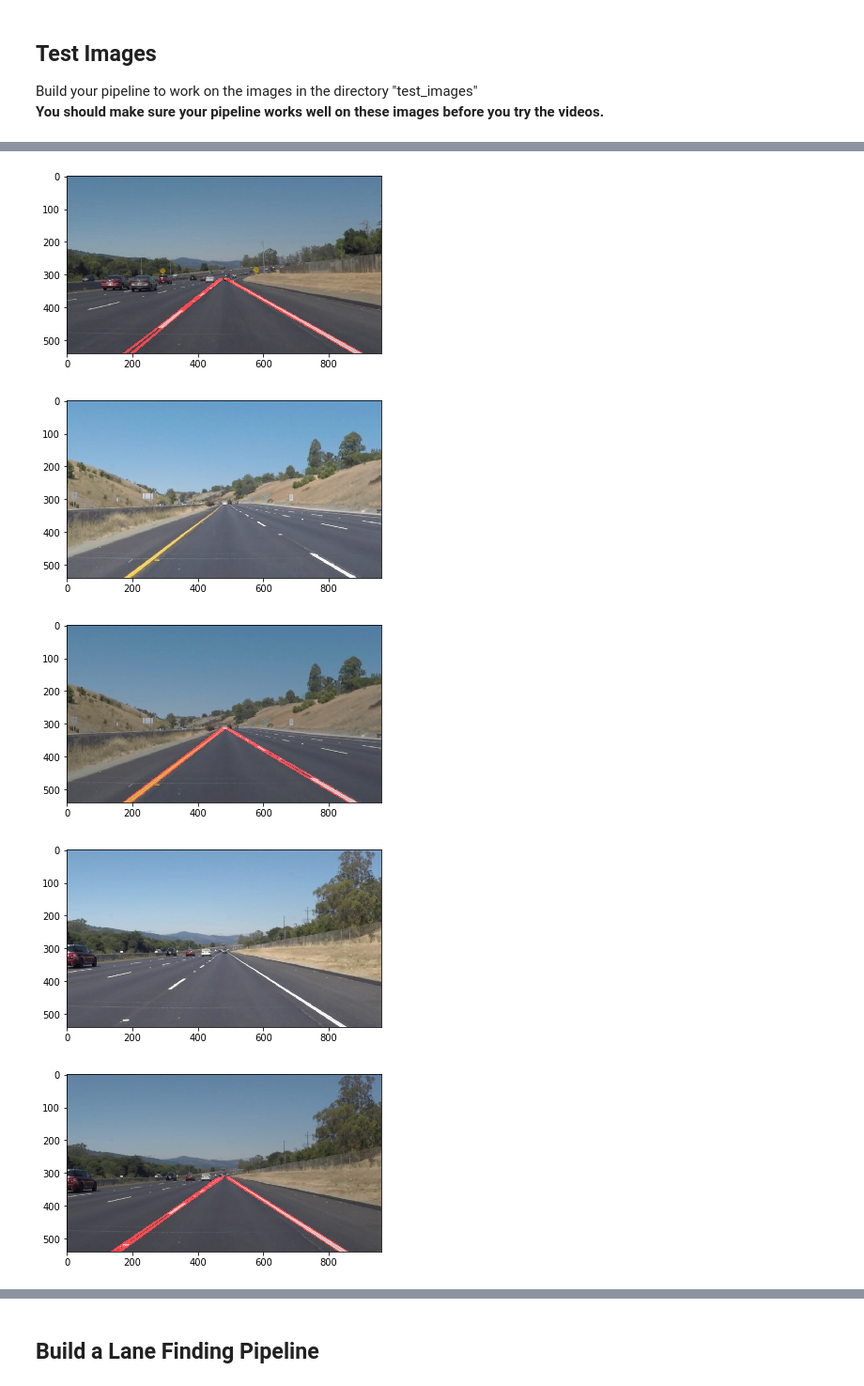
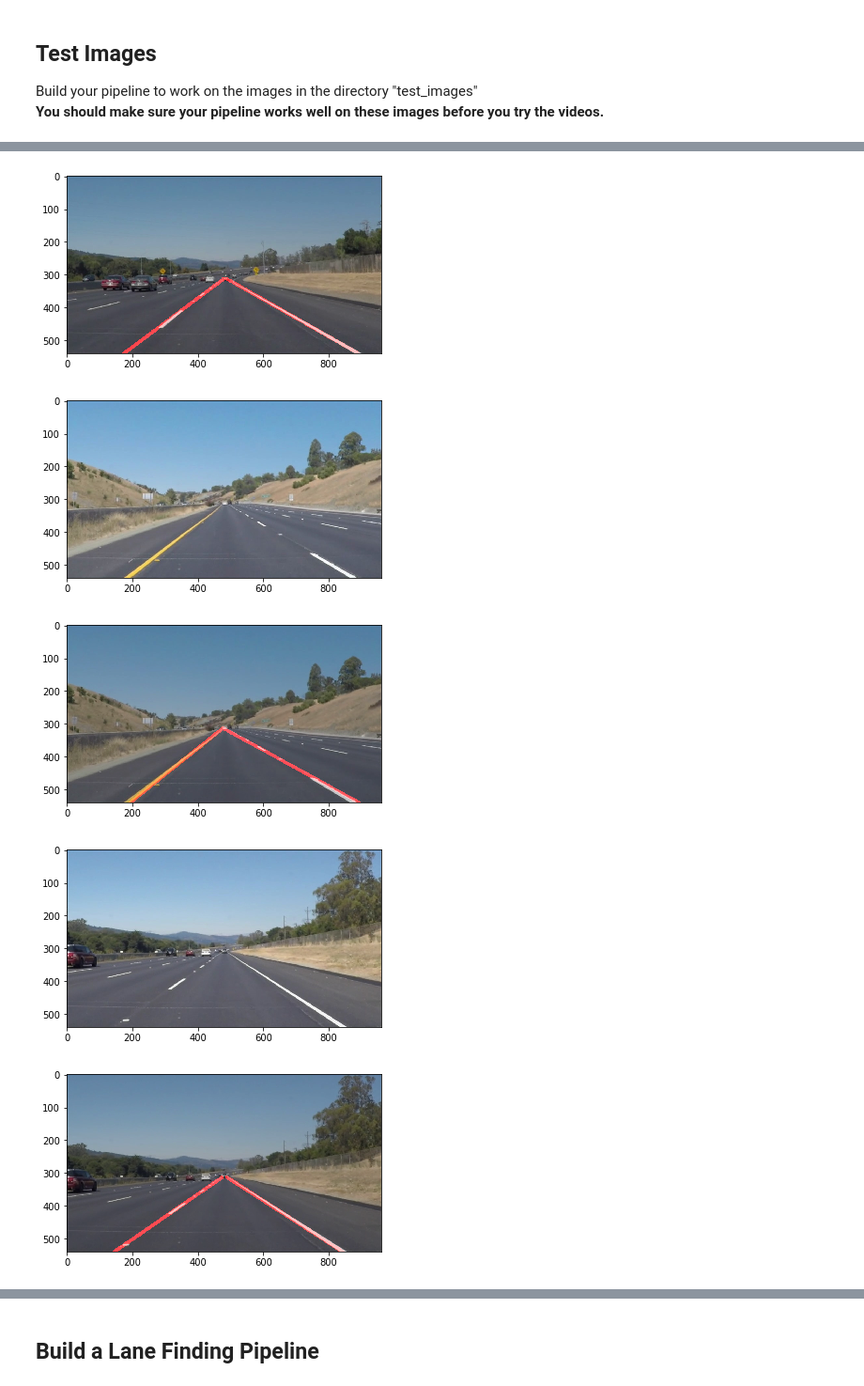
Before and after one commit to AnibalSiguenza/udacity_finding_lane_lines, a Jupyter notebook: P1.ipynb, the cells around one changed output, grey strips where cells are left out. Shown at 94% size. Saved outputs shown, nothing was run; the diff lists cells and outputs as text; code cells hidden in the pictures.

Commit message:
Average lines

```diff
--- a/P1.ipynb
+++ b/P1.ipynb
@@ -125,7 +125,7 @@ def region_of_interest(img, vertices):
     return masked_image
 
 
-def draw_lines(img, lines, yReduction, color=[255, 0, 0], thickness=4):
+def draw_lines(img, lines, yReduction, color=[255, 0, 0], thickness=10):
     """
     NOTE: this is the function you might want to use as a starting point once you want to
     average/extrapolate the line segments you detect to map out the full
@@ -144,18 +144,39 @@ def draw_lines(img, lines, yReduction, color=[255, 0, 0], thickness=4):
     """
     yDimention, xDimention, _ = image.shape
 
+    yTop = int(yDimention * yReduction)
+    yBottom = yDimention
+
+    xTopRightLane = 0
+    xBottomRightLane = 0
+
+
+    xTopLeftLane = 0
+    xBottomLeftLane = 0
+
+    leftLaneCount = 0
+    rightLaneCount = 0
     for line in lines:
         for x1,y1,x2,y2 in line:
             if (abs(y2 - y1) > 4):
-                y = yDimention * yReduction
-                xTop = int(x1 + (x2 - x1) * (y - y1) / (y2 - y1))
-                yTop = int(y)
+                m = ((y2-y1)/(x2-x1))
+                if (m > 0):
+                    rightLaneCount = rightLaneCount + 1
+                    xTopRightLane = xTopRightLane +  int(x1 + (x2 - x1) * (yTop - y1) / (y2 - y1))
+                    xBottomRightLane = xBottomRightLane + int(x1 + (x2 - x1) * (yBottom - y1) / (y2 - y1))
+                else:
+                    leftLaneCount = leftLaneCount + 1
+                    y = yDimention * yReduction
+                    xTopLeftLane = xTopLeftLane +  int(x1 + (x2 - x1) * (yTop - y1) / (y2 - y1))
+                    xBottomLeftLane = xBottomLeftLane + int(x1 + (x2 - x1) * (yBottom - y1) / (y2 - y1))
 
-                y = yDimention
-                xBottom = int(x1 + (x2 - x1) * (y - y1) / (y2 - y1))
-                yBottom = int(y)
+    xTopRightLane = int(xTopRightLane / rightLaneCount)
+    xBottomRightLane = int(xBottomRightLane / rightLaneCount)
+    xTopLeftLane = int(xTopLeftLane / leftLaneCount)
+    xBottomLeftLane = int(xBottomLeftLane / leftLaneCount)
 
-                cv2.line(img, (xBottom, yBottom), (xTop, yTop), color, thickness)
+    cv2.line(img, (xBottomRightLane, yBottom), (xTopRightLane, yTop), color, thickness)
+    cv2.line(img, (xBottomLeftLane, yBottom), (xTopLeftLane, yTop), color, thickness)
 
 def hough_lines(img, rho, theta, threshold, min_line_len, max_line_gap, yReduction):
     """
@@ -200,45 +221,45 @@ image = mpimg.imread(file_dir + imagesFiles[nFile])
 def pipeline(image):
     gray = grayscale(image)
 
-    gaussKernel = 17
+    gaussKernel = 11
     gauss = gaussian_blur(gray, gaussKernel)
 
-    low_threshold = 30
-    high_threshold = 35
+    low_threshold = 50
+    high_threshold = 60
     edges = canny(gauss, low_threshold, high_threshold)
 
     yDimention, xDimention, _ = image.shape
     xReduction = .05
     yReduction = .58
     vertices = np.array([(xDimention * xReduction, yDimention),\
                         (xDimention * (1 - xReduction), yDimention),\
                         (xDimention / 2, yDimention * yReduction)], dtype=np.int32)
     masked_edges = region_of_interest(edges, vertices)
 
-    rho = 1
+    rho = 2
     theta = np.pi * 1 / 180
     threshold = 25
     min_line_len = 100
     max_line_gap = 120
     lines_img, lines = hough_lines(masked_edges, rho, theta, threshold, min_line_len, max_line_gap, yReduction)
 
     imageLines = weighted_img(lines_img, image)
 
     return imageLines
 
 for imagesFile in imagesFiles:
     image = mpimg.imread(file_dir + imagesFile)
     imageLines = pipeline(image)
 
     plt.figure()
     plt.imshow(image)
     plt.figure()
     plt.imshow(imageLines)
 # %% [output]
 [figure]
 [figure]
 [figure]
-[figure, old version]
+[figure, new version]
 [figure]
 [figure]
 [figure]
```
Also changed, not shown: parts of 3 cells of this notebook.
